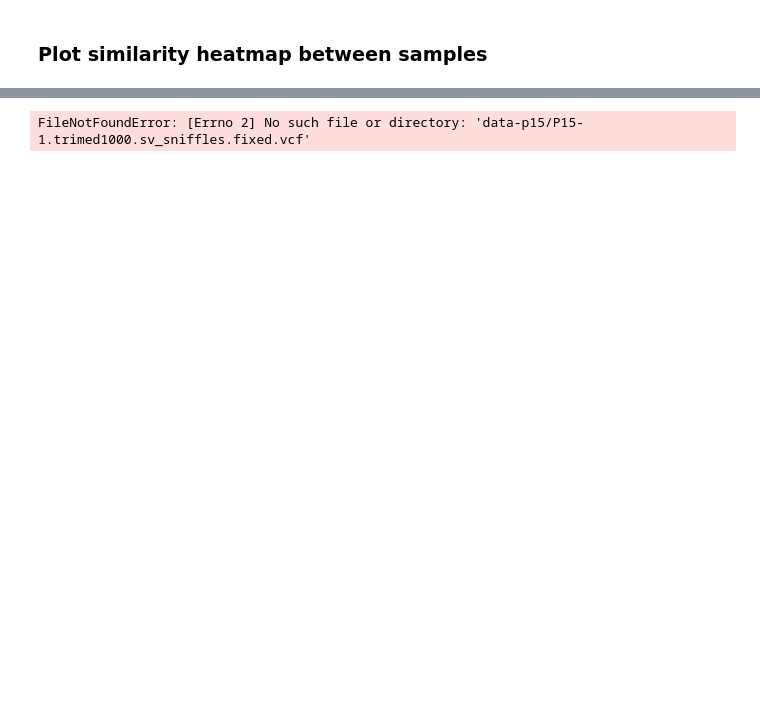
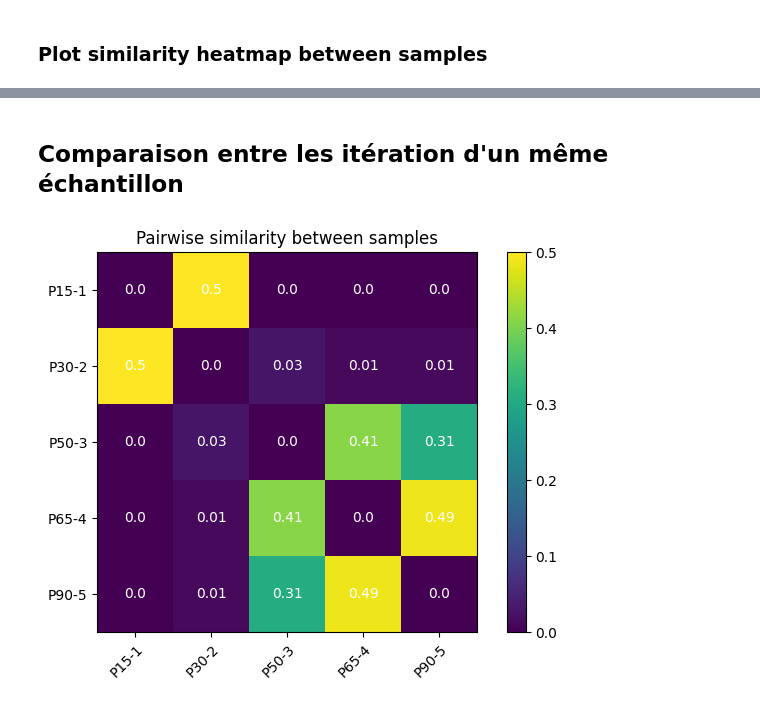
Before and after one commit to Tara-Guillorit/TP-BILL, a Jupyter notebook: analyse.ipynb, the cells around one changed output, grey strips where cells are left out. Cells and saved outputs as stored; diff of their text form; code cells hidden in the pictures; blank space fills up the shorter version.

```diff
--- a/analyse.ipynb
+++ b/analyse.ipynb
@@ -138,14 +175,16 @@ comp.variant_heatmap(sims, [f"P90-{i}" for i in range(1, 11)])
+# %% [markdown]
+## Comparaison entre les itération d'un même échantillon
 # %%
 iterations = ["15", "30", "50", "65", "90"]
-sample = 1
+sample = 10
 
 try:
-    data = [parse_vcf(f'data-p{i}/P{i}-{sample}.trimed1000.sv_sniffles.fixed.vcf') for i in iterations]
+    data2 = [parse_vcf(f'data-p{i}/P{i}-{sample}.trimed1000.sv_sniffles.fixed.vcf') for i in iterations]
 
 # Generate fixed files if needed (fix coverage = None sniffle error)
 except FileNotFoundError:
-    pattern = r'(COVERAGE=[^;]*)(None)([^;]*;)'
-    replacement = r'\g<1>0\g<3>'
+    pattern = r'(None)([;,])'
+    replacement = r'0\g<2>'
 
     for i in iterations:
         with open(f'data-p{i}/P{i}-{sample}.trimed1000.sv_sniffles.vcf', 'r') as infile:
@@ -156,6 +195,10 @@ except FileNotFoundError:
         with open(f'data-p{i}/P{i}-{sample}.trimed1000.sv_sniffles.fixed.vcf', 'w') as outfile:
             outfile.write(modified_contents)
 
-    data = [parse_vcf(f'data-p{i}/P{i}-{sample}.trimed1000.sv_sniffles.fixed.vcf') for i in iterations]
+    data2 = [parse_vcf(f'data-p{i}/P{i}-{sample}.trimed1000.sv_sniffles.fixed.vcf') for i in iterations]
-# %% [output]
-FileNotFoundError: [Errno 2] No such file or directory: 'data-p15/P15-1.trimed1000.sv_sniffles.fixed.vcf'
+# %%
+grouped_data2 = comp.merge_samples(data2, sim_thresold=1)
+sims2 = comp.pairwise_similarity(list(range(0, 5)), grouped_data2)
+comp.variant_heatmap(sims2, [f"P{sample}-{i+1}" for i, sample in enumerate([15, 30, 50, 65, 90])])
+# %% [output]
+[figure, added]
```
Also changed, not shown: parts of 18 cells of this notebook, 1 other file.
